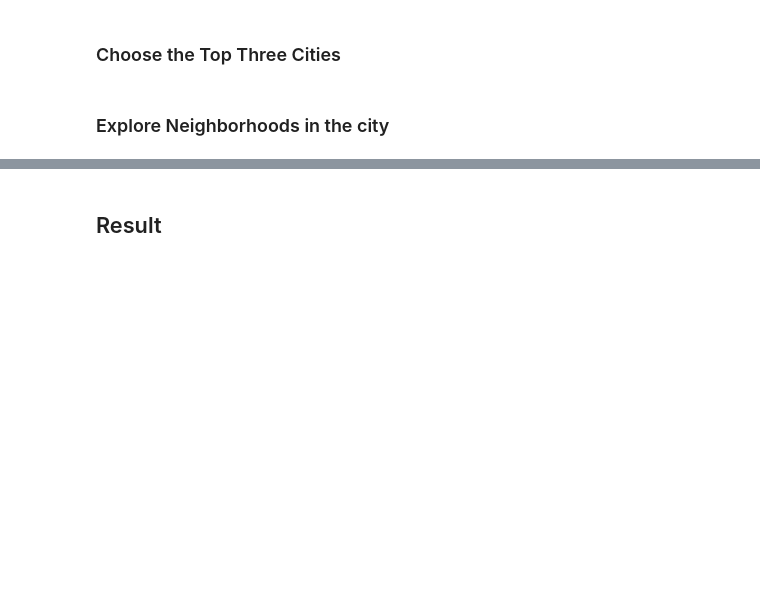
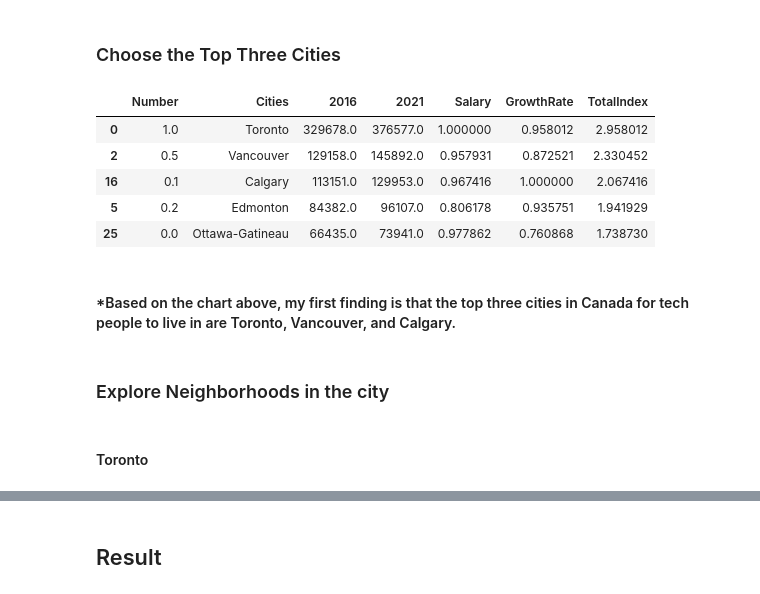
Before and after one commit to casitchai2398/Coursera_Capstone, a Jupyter notebook: Best Cities for Tech People in Canada, 2021.ipynb, the cells around one changed output, grey strips where cells are left out. Cells and saved outputs as stored; diff of their text form; code cells hidden in the pictures; blank space fills up the shorter version.

```diff
--- a/Best Cities for Tech People in Canada, 2021.ipynb
+++ b/Best Cities for Tech People in Canada, 2021.ipynb
@@ -35,0 +107,5 @@ https://www.statista.com/statistics/730764/canadian-it-professionals-salary-prov
+# %%
+#Create the whole data set
+df_result = pd.merge(df_bycity, df_gdp, on=['Cities'], how='outer')
+df_result.head()
+#clean data ready for comparison
@@ -36,4 +161,31 @@ https://www.statista.com/statistics/730764/canadian-it-professionals-salary-prov
 # %% [markdown]
 ### Choose the Top Three Cities
+# %%
+maxNumber = df_result['Number'].max()
+maxSalary = df_result['Salary'].max()
+maxGrowthRate = df_result['GrowthRate'].max()
+df_new = df_result
+df_new['Number'] = df_new['Number']/maxNumber
+df_new['Salary'] = df_new['Salary']/maxSalary
+df_new['GrowthRate'] = df_new['GrowthRate']/maxGrowthRate
+
+df_new['Number']= df_new["Number"].fillna(0)
+df_new['Salary']= df_new["Salary"].fillna(0)
+df_new['GrowthRate']= df_new["GrowthRate"].fillna(0)
+
+df_new['TotalIndex'] = df_new['Number'] + df_new['Salary'] + df_new['GrowthRate']
+df_new = df_new.sort_values(by=['TotalIndex'], ascending=False)
+df_new.head()
+# %% [output]
+|  | Number | Cities | 2016 | 2021 | Salary | GrowthRate | TotalIndex |
+| 0 | 1.0 | Toronto | 329678.0 | 376577.0 | 1.000000 | 0.958012 | 2.958012 |
+| 2 | 0.5 | Vancouver | 129158.0 | 145892.0 | 0.957931 | 0.872521 | 2.330452 |
+| 16 | 0.1 | Calgary | 113151.0 | 129953.0 | 0.967416 | 1.000000 | 2.067416 |
+| 5 | 0.2 | Edmonton | 84382.0 | 96107.0 | 0.806178 | 0.935751 | 1.941929 |
+| 25 | 0.0 | Ottawa-Gatineau | 66435.0 | 73941.0 | 0.977862 | 0.760868 | 1.738730 |
+# %% [markdown]
+#### *Based on the chart above, my first finding is that the top three cities in Canada for tech people to live in are Toronto, Vancouver, and Calgary.
 # %% [markdown]
 ### Explore Neighborhoods in the city
+# %% [markdown]
+#### Toronto
```
Also changed, not shown: parts of 41 cells of this notebook.
